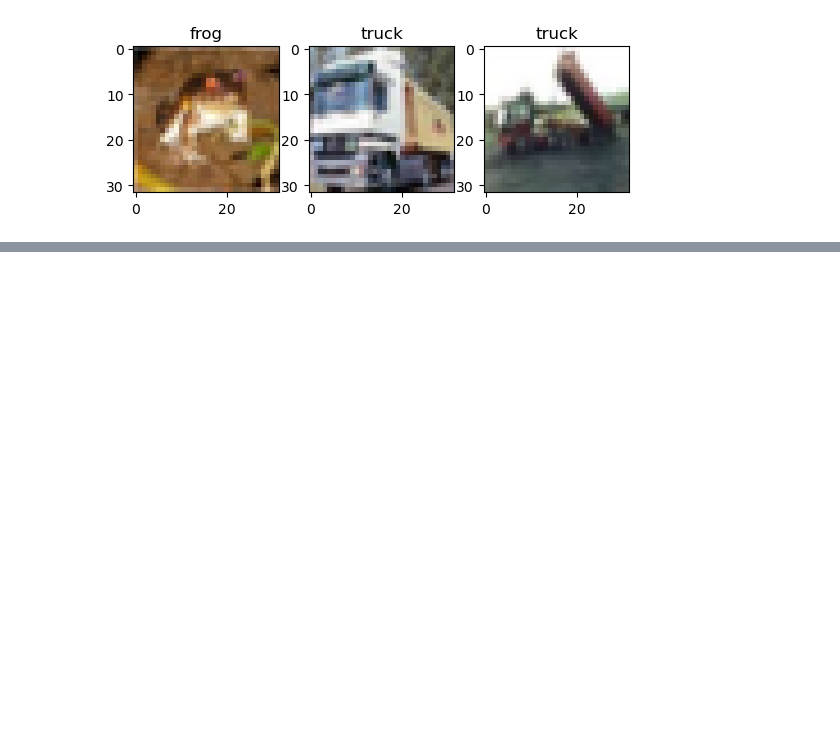
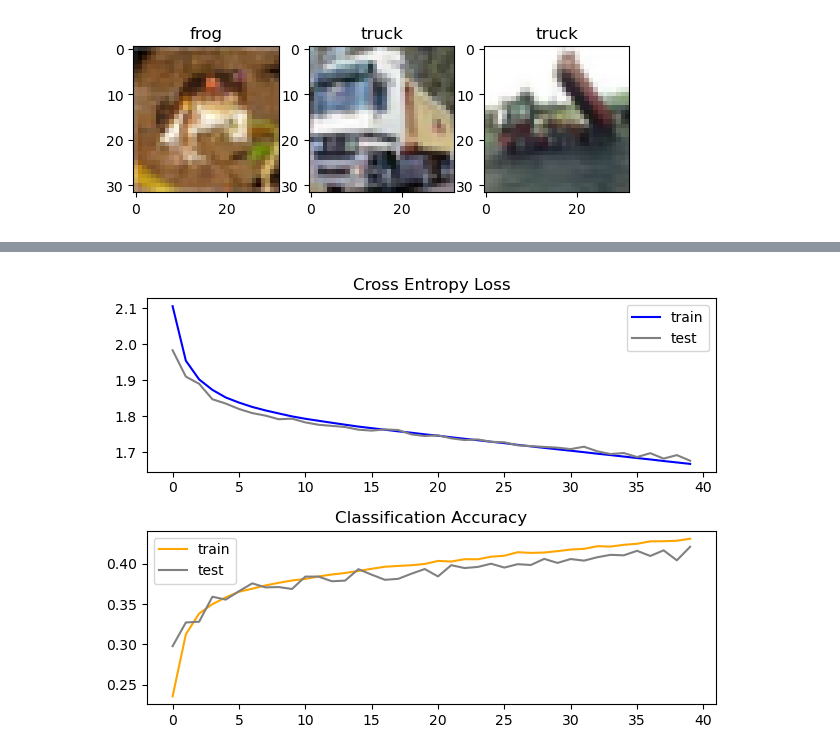
Before and after one commit to fcoelhomrc/MachineLearning, a Jupyter notebook: TAAPC_Exercises/week1_feedforwardNNs/nn_functionalApi.ipynb, the cells around one changed output, grey strips where cells are left out. Cells and saved outputs as stored; diff of their text form; code cells hidden in the pictures; blank space fills up the shorter version.

Commit message:
notes on CNNs and fucntional API cifar10 model

```diff
--- a/TAAPC_Exercises/week1_feedforwardNNs/nn_functionalApi.ipynb
+++ b/TAAPC_Exercises/week1_feedforwardNNs/nn_functionalApi.ipynb
@@ -46,0 +72,13 @@ Text(0.5, 1.0, 'truck')
+# %%
+SGD = keras.optimizers.SGD(learning_rate=1e-3)
+model.compile(optimizer=SGD, loss="categorical_crossentropy", metrics=["accuracy"])
+# %%
+NEpochs = 40 # Number of parsers through all data
+minibatchSize = 32 # Size of each mini-batch backpropagation is performed on
+
+NValid = int(0.1*x_train.shape[0]) # 10% data used for validation
+x_valid, y_valid = x_train[:NValid, :], y_train[:NValid, :]
+x_train, y_train = x_train[NValid:, :], y_train[NValid:, :]
+# %%
+history = model.fit(x_train, y_train, epochs=NEpochs, batch_size=minibatchSize,
+                    validation_data=[x_valid, y_valid])
@@ -46,0 +105,20 @@ Text(0.5, 1.0, 'truck')
+# %%
+def plotTrainingHistory(history):
+    plt.subplot(2, 1, 1)
+    plt.title('Cross Entropy Loss')
+    plt.plot(history.history['loss'], color='blue', label='train')
+    plt.plot(history.history['val_loss'], color='gray', label='test')
+    plt.legend()
+
+    plt.subplot(2, 1, 2)
+    plt.title('Classification Accuracy')
+    plt.plot(history.history['accuracy'], color='orange', label='train')
+    plt.plot(history.history['val_accuracy'], color='gray', label='test')
+    plt.legend()
+
+    plt.tight_layout()
+    plt.show()
+# %%
+plotTrainingHistory(history=history)
+# %% [output]
+[figure, added]
```
Also changed, not shown: parts of 14 cells of this notebook, 5 other files.
